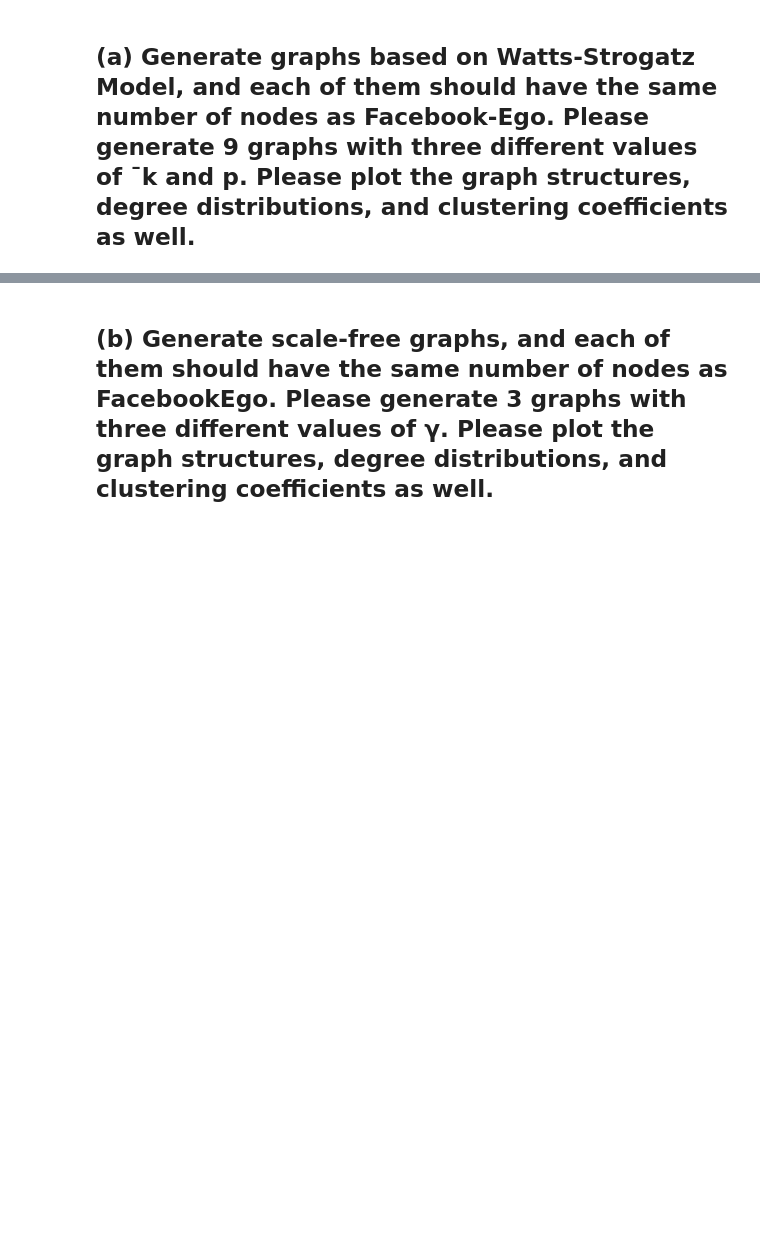
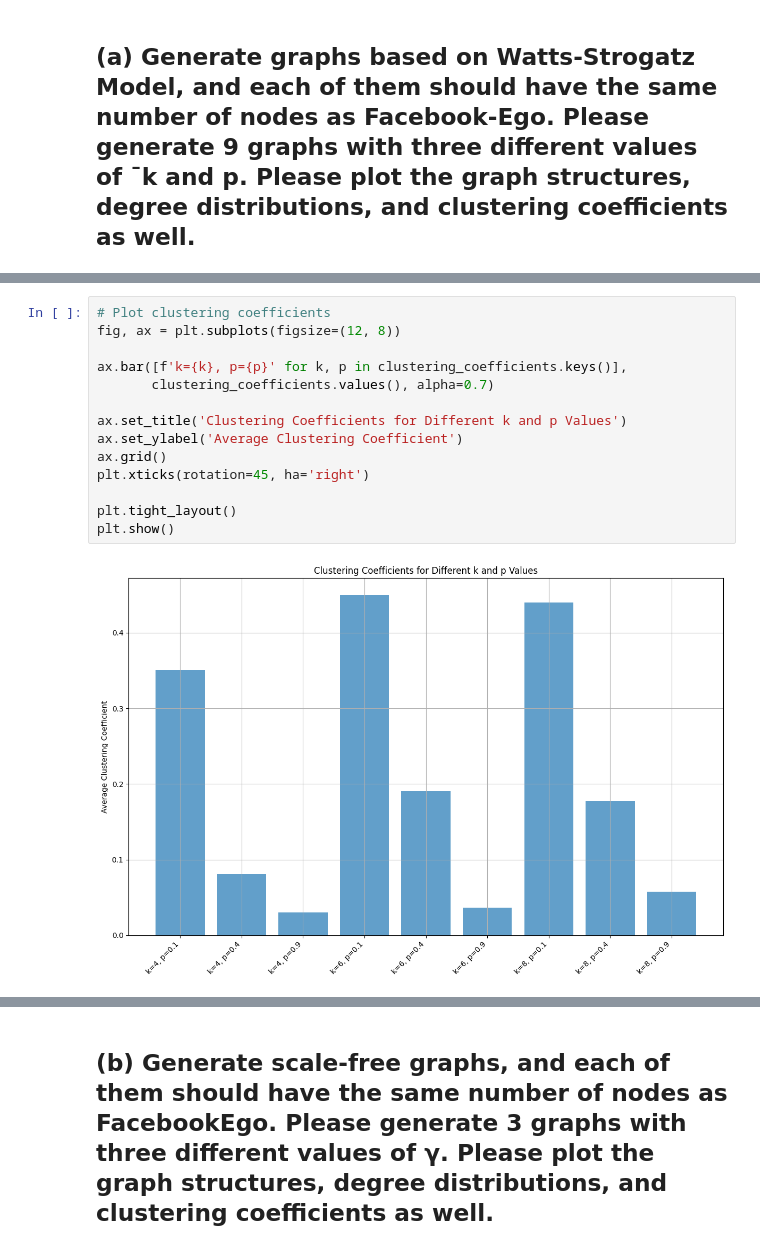
Before and after one commit to pariaighanian/Analysis_of_Complex_Netwroks, a Jupyter notebook: assignment_03.ipynb, the cells around one changed output, grey strips where cells are left out. Saved outputs shown, nothing was run; the diff lists cells and outputs as text; blank space fills up the shorter version.

```diff
--- a/assignment_03.ipynb
+++ b/assignment_03.ipynb
@@ -71,0 +75,16 @@ plt.show()
+# %%
+# Plot clustering coefficients
+fig, ax = plt.subplots(figsize=(12, 8))
+
+ax.bar([f'k={k}, p={p}' for k, p in clustering_coefficients.keys()],
+       clustering_coefficients.values(), alpha=0.7)
+
+ax.set_title('Clustering Coefficients for Different k and p Values')
+ax.set_ylabel('Average Clustering Coefficient')
+ax.grid()
+plt.xticks(rotation=45, ha='right')
+
+plt.tight_layout()
+plt.show()
+# %% [output]
+[figure, added]
```
Also changed, not shown: parts of 11 cells of this notebook.
